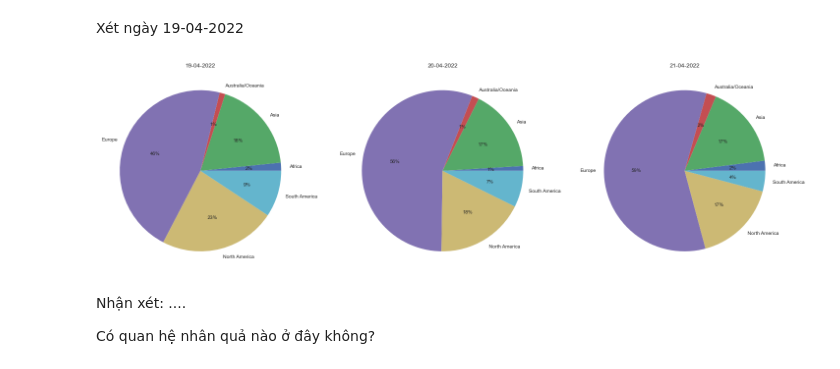
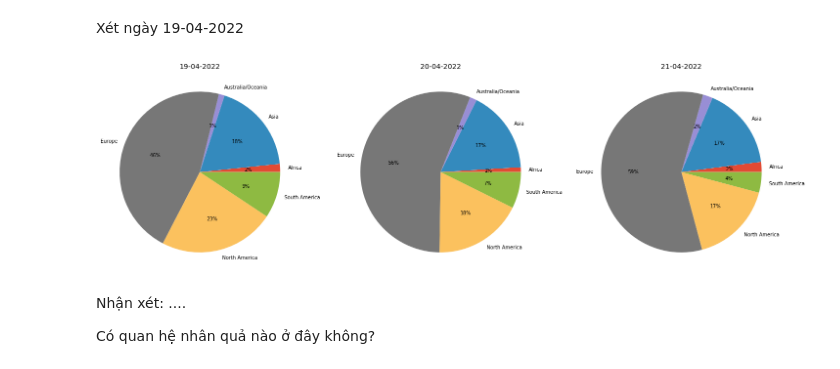
Before and after one commit to LeKiet258/DATA_VIZ_LAB01, a Jupyter notebook: Relationship.ipynb, the cells around one changed output. Cells and saved outputs as stored; diff of their text form; code cells hidden in the pictures.

```diff
--- a/Relationship.ipynb
+++ b/Relationship.ipynb
@@ -206,17 +213,17 @@ df.head()
 Xét ngày 19-04-2022
 # %%
 plt.figure(figsize=(25, 18))
-
+plt.style.use('ggplot')
 
 for i, d in enumerate(['19-04-2022', '20-04-2022', '21-04-2022']):
     plt.subplot(1, 3, i + 1)
 
     new_df = df[df['day'] == d]
 
     plt.pie(x=new_df['New Deaths'], labels=new_df['continent'], autopct='%.0f%%');
     plt.title(d)
 # %% [output]
-[figure, old version]
+[figure, new version]
 # %% [markdown]
 Nhận xét: ....<br>
 
```
Also changed, not shown: parts of 13 cells of this notebook.
